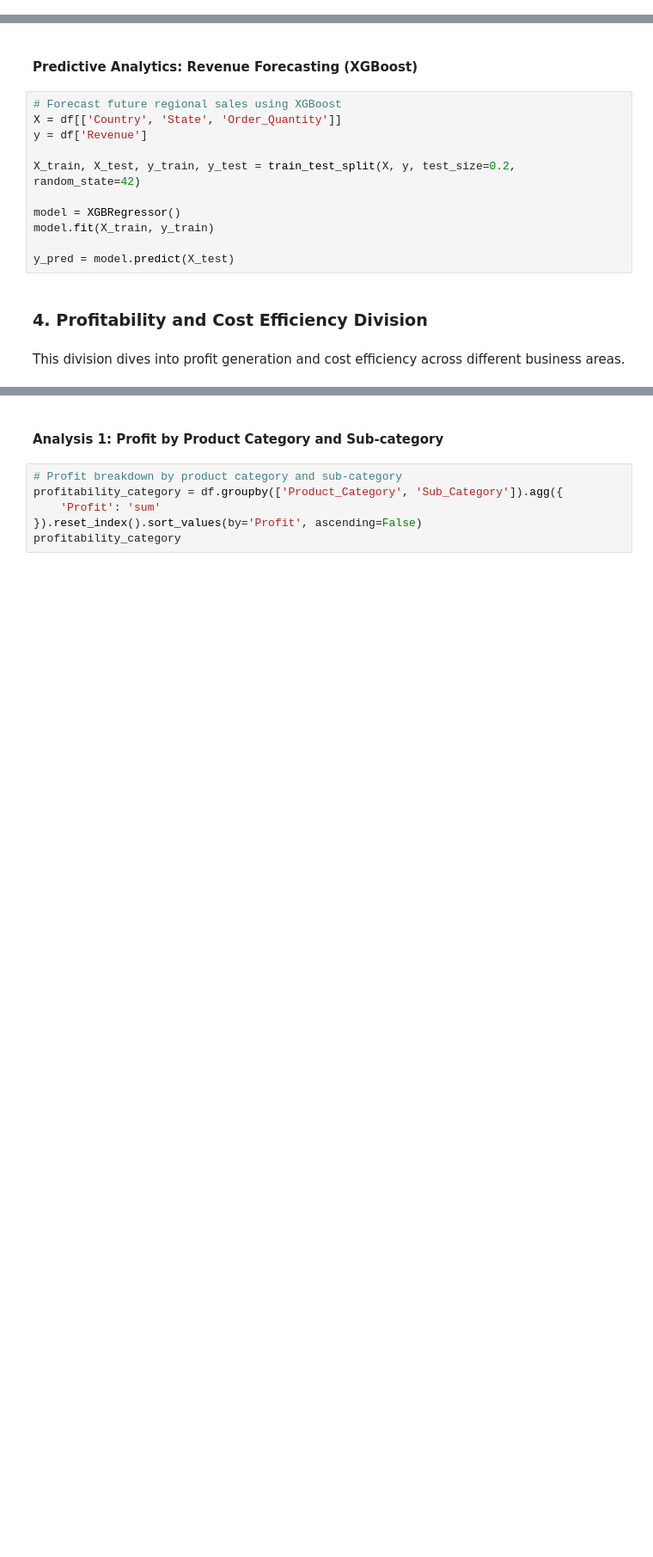
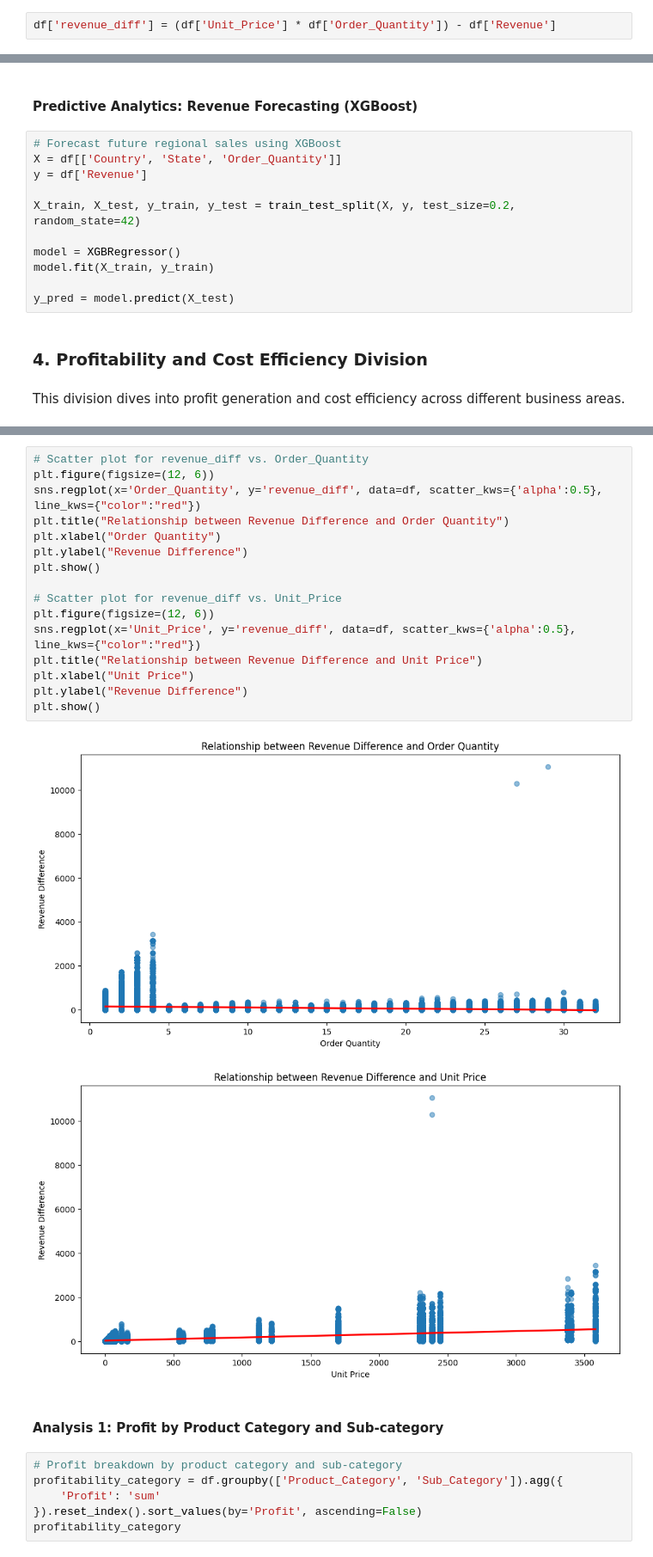
Before and after one commit to JinnOppa/Data-Analysis-Portfolio, a Jupyter notebook: bike-sales/sales2.ipynb, the cells around one changed output, grey strips where cells are left out. Shown at 86% size. Drawn from its saved outputs; the diff is of its cells as text; blank space fills up the shorter version.

Commit message:
update diff revenue

```diff
--- a/bike-sales/sales2.ipynb
+++ b/bike-sales/sales2.ipynb
@@ -128,6 +157,8 @@ df.describe(include= object)
 ## **Data Preprocessing**
 # %%
 df['Date'] = pd.to_datetime(df['Date'])
+# %%
+df['revenue_diff'] = (df['Unit_Price'] * df['Order_Quantity']) - df['Revenue']
 # %%
 def extract_product_color_size(product_detail):
     # Define patterns for color and size
@@ -1145,3 +1112,22 @@ This division dives into profit generation and cost efficiency across different
+# %%
+# Scatter plot for revenue_diff vs. Order_Quantity
+plt.figure(figsize=(12, 6))
+sns.regplot(x='Order_Quantity', y='revenue_diff', data=df, scatter_kws={'alpha':0.5}, line_kws={"color":"red"})
+plt.title("Relationship between Revenue Difference and Order Quantity")
+plt.xlabel("Order Quantity")
+plt.ylabel("Revenue Difference")
+plt.show()
+
+# Scatter plot for revenue_diff vs. Unit_Price
+plt.figure(figsize=(12, 6))
+sns.regplot(x='Unit_Price', y='revenue_diff', data=df, scatter_kws={'alpha':0.5}, line_kws={"color":"red"})
+plt.title("Relationship between Revenue Difference and Unit Price")
+plt.xlabel("Unit Price")
+plt.ylabel("Revenue Difference")
+plt.show()
+# %% [output]
+[figure, added]
+[figure, added]
 # %% [markdown]
 #### **Analysis 1: Profit by Product Category and Sub-category**
 # %%
```
Also changed, not shown: parts of 11 cells of this notebook.
